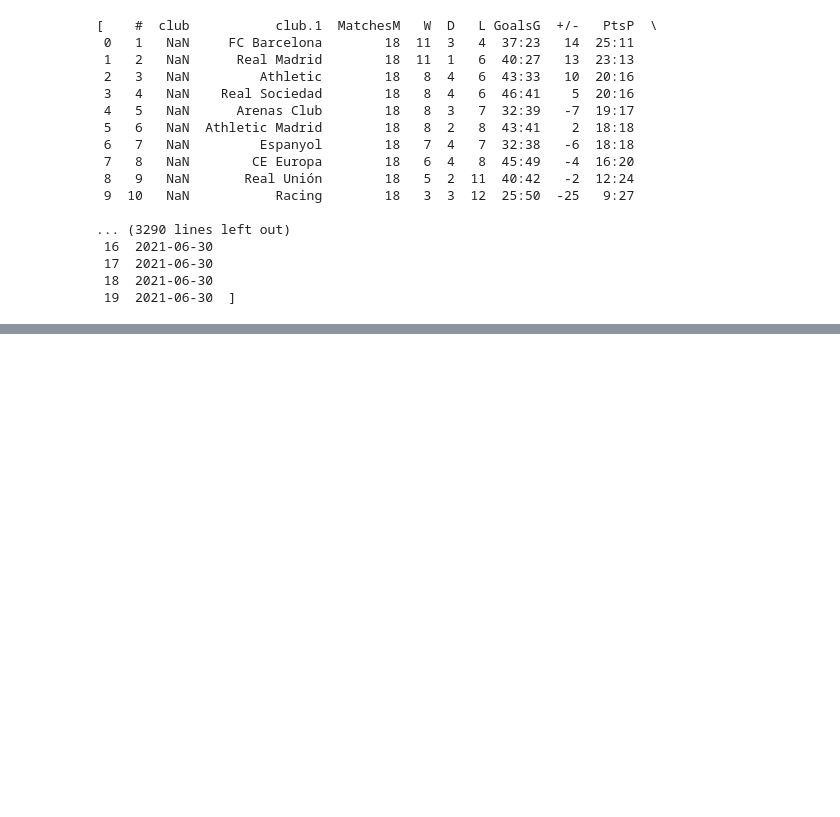
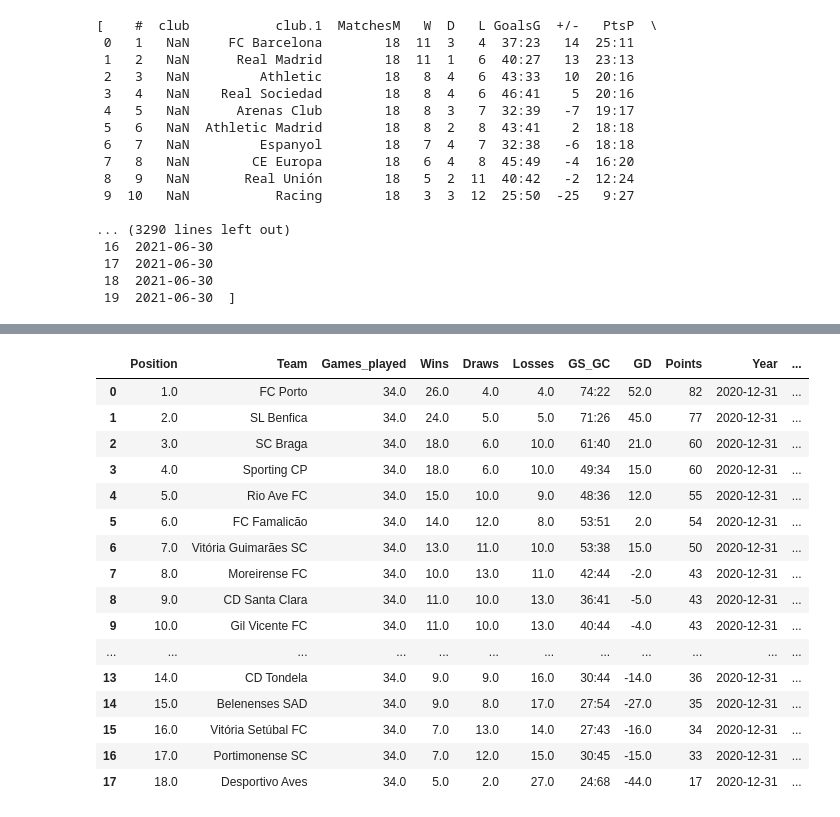
Before and after one commit to timi000/Soccer-Story, a Jupyter notebook: League Table Scraping.ipynb, the cells around one changed output, grey strips where cells are left out. Drawn from its saved outputs; the diff is of its cells as text; code cells hidden in the pictures; blank space fills up the shorter version.

```diff
--- a/League Table Scraping.ipynb
+++ b/League Table Scraping.ipynb
@@ -1,8 +1,6 @@
 # %%
 import pandas as pd
 import requests
-# %%
-Porurl="https://www.transfermarkt.com/laliga/tabelle/wettbewerb/ES1?saison_id=2019"
 # %%
 LaLiga_list=[]
 
@@ -218,7 +246,7 @@ Porlist=[]
 x=1955
 y=1956
 
-for r in range(46):
+for r in range(47):
     Porurl=f"https://www.worldfootball.net/schedule/por-primeira-liga-{x}-{y}/"
     t=pd.read_html(Porurl)
     t[3]["Year"]=f'{y}-12-31'
@@ -234,7 +262,7 @@ y=2003
 
 
 
-for r in range(8):
+for r in range(9):
     Porurl=f"https://www.worldfootball.net/schedule/por-superliga-{x}-{y}-spieltag/30/"
     t=pd.read_html(Porurl)
     t[3]["Year"]=f'{y}-12-31'
@@ -269,30 +297,74 @@ for r in range(8):
 # %%
 Por_df=pd.concat(Porlist)
 Pordf=Por_df.drop(columns='Team')
 Pordf=Pordf.drop(columns=[0,1])
 
 Pordf=Pordf[["#","Team.1", "M.","W", "D", "L","goals","Dif.", "Pt.", "Year"]]
 
 Pordf.columns=['Position','Team','Games_played','Wins', 'Draws',
                                     'Losses','GS_GC','GD','Points','Year']
 new = Pordf["GS_GC"].str.split(":", n = 1, expand = True)
 Pordf["GS"]= new [0]
 Pordf["GC"]= new[1]
 pts=Pordf["Points"].str.split(":", n=1, expand=True)
 Pordf["PTS"]=pts[0]
 Pordf["Team"]=Pordf["Team"].astype(str)
 
 Pordf["PTS(3PT)"]=(Pordf["Wins"]*3)+Pordf["Draws"]
 Pordf["PTS(38G)"]=round((Pordf["PTS(3PT)"]/Pordf["Games_played"])*38,1)
+Pordf = Pordf[Pordf.Team.notnull()]
+
+Pordf=Pordf.replace(
+
+{"Sporting Braga":"SC Braga",
+"Boavista":"Boavista FC",
+"Campomaiorense":"SC Campomaiorense",
+"Vitória Guimarães":"Vitória Guimarães SC",
+"União da Madeira":"CF União Madeira",
+"Paços de Ferreira":"FC Paços de Ferreira",
+"Vitória Setúbal":"Vitória Setúbal FC",
+"Gil Vicente":"Gil Vicente FC",
+"União Leiria":"União de Leiria",
+"Os Belenenses":"Belenenses SAD",
+"Estrela Amadora":"CF Estrela Amadora SAD",
+"CD Aves":"Desportivo Aves",
+"Académica de Coimbra":"Académica Coimbra",
+"GD Estoril":"GD Estoril Praia",
+"Naval 1° de Maio":"Naval 1º de Maio"})
 
 Pordf.tail()
 porteam_df=pd.DataFrame(Pordf['Team'].value_counts())
 porteam_df=porteam_df.reset_index()
 porteam_df=porteam_df.reset_index()
 porteam_df['Team_id']=(porteam_df['level_0']+1)+700
 porteam_df.columns=['old_in','Teams','Count','Team_id']
 porteam_df=porteam_df[['Team_id','Teams']]
 porteam_df['League_id']=700
+
+
+
+
+
+
+Pordf.loc[Pordf["Year"]=="2020-12-31"]
+# %% [output]
+|  | Position | Team | Games_played | Wins | Draws | Losses | GS_GC | GD | Points | Year | ... |
+| 0 | 1.0 | FC Porto | 34.0 | 26.0 | 4.0 | 4.0 | 74:22 | 52.0 | 82 | 2020-12-31 | ... |
+| 1 | 2.0 | SL Benfica | 34.0 | 24.0 | 5.0 | 5.0 | 71:26 | 45.0 | 77 | 2020-12-31 | ... |
+| 2 | 3.0 | SC Braga | 34.0 | 18.0 | 6.0 | 10.0 | 61:40 | 21.0 | 60 | 2020-12-31 | ... |
+| 3 | 4.0 | Sporting CP | 34.0 | 18.0 | 6.0 | 10.0 | 49:34 | 15.0 | 60 | 2020-12-31 | ... |
+| 4 | 5.0 | Rio Ave FC | 34.0 | 15.0 | 10.0 | 9.0 | 48:36 | 12.0 | 55 | 2020-12-31 | ... |
+| 5 | 6.0 | FC Famalicão | 34.0 | 14.0 | 12.0 | 8.0 | 53:51 | 2.0 | 54 | 2020-12-31 | ... |
+| 6 | 7.0 | Vitória Guimarães SC | 34.0 | 13.0 | 11.0 | 10.0 | 53:38 | 15.0 | 50 | 2020-12-31 | ... |
+| 7 | 8.0 | Moreirense FC | 34.0 | 10.0 | 13.0 | 11.0 | 42:44 | -2.0 | 43 | 2020-12-31 | ... |
+| 8 | 9.0 | CD Santa Clara | 34.0 | 11.0 | 10.0 | 13.0 | 36:41 | -5.0 | 43 | 2020-12-31 | ... |
+| 9 | 10.0 | Gil Vicente FC | 34.0 | 11.0 | 10.0 | 13.0 | 40:44 | -4.0 | 43 | 2020-12-31 | ... |
+| ... | ... | ... | ... | ... | ... | ... | ... | ... | ... | ... | ... |
+| 13 | 14.0 | CD Tondela | 34.0 | 9.0 | 9.0 | 16.0 | 30:44 | -14.0 | 36 | 2020-12-31 | ... |
+| 14 | 15.0 | Belenenses SAD | 34.0 | 9.0 | 8.0 | 17.0 | 27:54 | -27.0 | 35 | 2020-12-31 | ... |
+| 15 | 16.0 | Vitória Setúbal FC | 34.0 | 7.0 | 13.0 | 14.0 | 27:43 | -16.0 | 34 | 2020-12-31 | ... |
+| 16 | 17.0 | Portimonense SC | 34.0 | 7.0 | 12.0 | 15.0 | 30:45 | -15.0 | 33 | 2020-12-31 | ... |
+| 17 | 18.0 | Desportivo Aves | 34.0 | 5.0 | 2.0 | 27.0 | 24:68 | -44.0 | 17 | 2020-12-31 | ... |
 # %%
 Ligue1_list=[]
 
```
Also changed, not shown: parts of 12 cells of this notebook, 5 other files.
